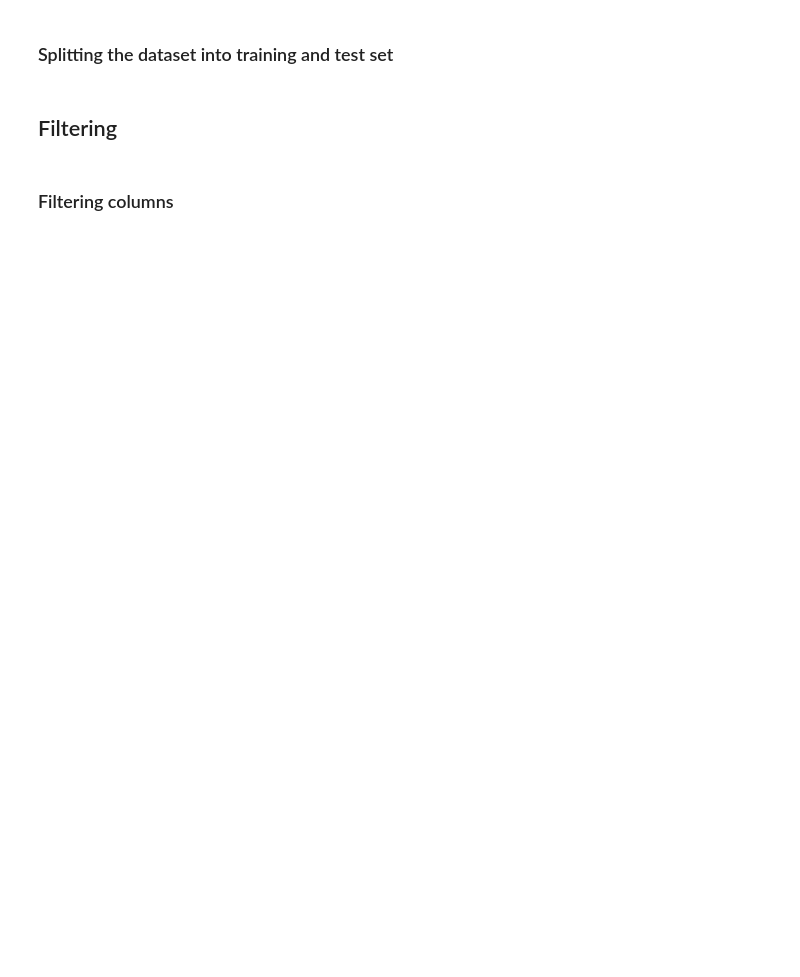
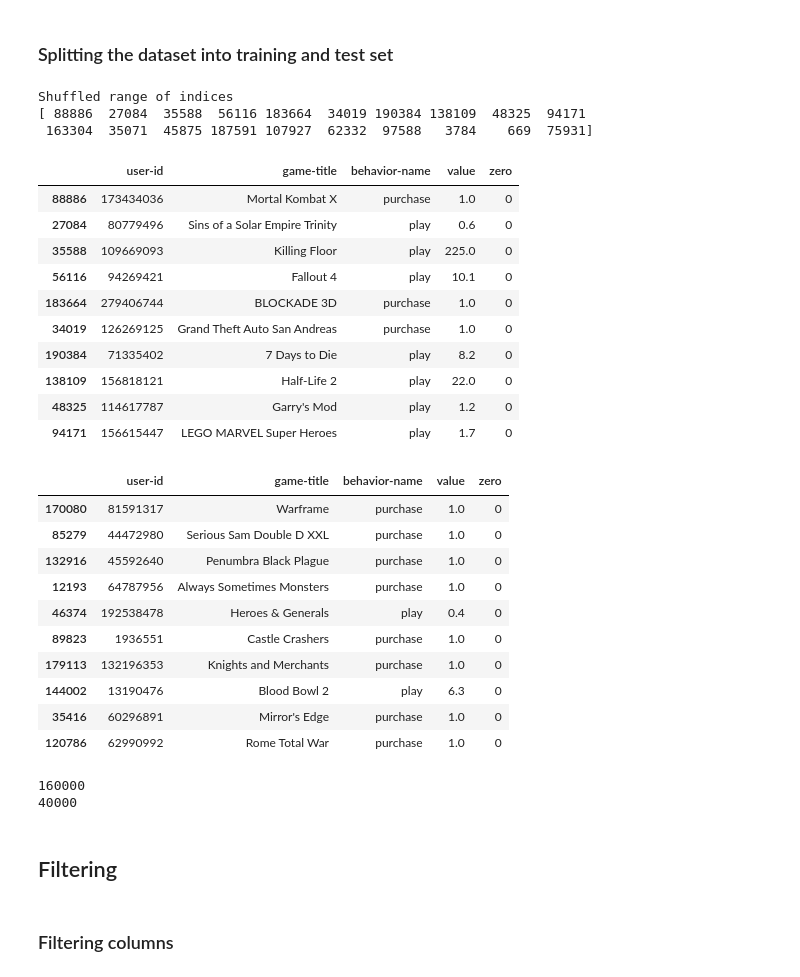
Before and after one commit to s426818/recommender-systems-class, a Jupyter notebook: class_2_numpy_pandas.ipynb, the cells around one changed output. Cells and saved outputs as stored; diff of their text form; code cells hidden in the pictures; blank space fills up the shorter version.

```diff
--- a/class_2_numpy_pandas.ipynb
+++ b/class_2_numpy_pandas.ipynb
@@ -298,25 +524,56 @@ display(HTML(chosen_df.head(10).to_html()))
 # %%
 shuffle = np.array(list(range(len(steam_df))))
 
 # alternatively
 
 shuffle = np.arange(len(steam_df))
 
 np.random.shuffle(shuffle)
-shuffle = list(shuffle)
+# shuffle = list(shuffle)
 print("Shuffled range of indices")
 print(shuffle[:20])
 print()
 
 train_test_split = 0.8
 split_index = int(len(steam_df) * train_test_split)
 
 training_set = steam_df.iloc[shuffle[:split_index]]
 test_set = steam_df.iloc[shuffle[split_index:]]
 
 display(HTML(training_set.head(10).to_html()))
 
 display(HTML(test_set.head(10).to_html()))
+
+print(len(training_set))
+print(len(test_set))
+# %% [output]
+Shuffled range of indices
+[ 88886  27084  35588  56116 183664  34019 190384 138109  48325  94171
+ 163304  35071  45875 187591 107927  62332  97588   3784    669  75931]
+|  | user-id | game-title | behavior-name | value | zero |
+| 88886 | 173434036 | Mortal Kombat X | purchase | 1.0 | 0 |
+| 27084 | 80779496 | Sins of a Solar Empire Trinity | play | 0.6 | 0 |
+| 35588 | 109669093 | Killing Floor | play | 225.0 | 0 |
+| 56116 | 94269421 | Fallout 4 | play | 10.1 | 0 |
+| 183664 | 279406744 | BLOCKADE 3D | purchase | 1.0 | 0 |
+| 34019 | 126269125 | Grand Theft Auto San Andreas | purchase | 1.0 | 0 |
+| 190384 | 71335402 | 7 Days to Die | play | 8.2 | 0 |
+| 138109 | 156818121 | Half-Life 2 | play | 22.0 | 0 |
+| 48325 | 114617787 | Garry's Mod | play | 1.2 | 0 |
+| 94171 | 156615447 | LEGO MARVEL Super Heroes | play | 1.7 | 0 |
+|  | user-id | game-title | behavior-name | value | zero |
+| 170080 | 81591317 | Warframe | purchase | 1.0 | 0 |
+| 85279 | 44472980 | Serious Sam Double D XXL | purchase | 1.0 | 0 |
+| 132916 | 45592640 | Penumbra Black Plague | purchase | 1.0 | 0 |
+| 12193 | 64787956 | Always Sometimes Monsters | purchase | 1.0 | 0 |
+| 46374 | 192538478 | Heroes & Generals | play | 0.4 | 0 |
+| 89823 | 1936551 | Castle Crashers | purchase | 1.0 | 0 |
+| 179113 | 132196353 | Knights and Merchants | purchase | 1.0 | 0 |
+| 144002 | 13190476 | Blood Bowl 2 | play | 6.3 | 0 |
+| 35416 | 60296891 | Mirror's Edge | purchase | 1.0 | 0 |
+| 120786 | 62990992 | Rome Total War | purchase | 1.0 | 0 |
+160000
+40000
 # %% [markdown]
 ## Filtering
 # %% [markdown]
```
Also changed, not shown: parts of 34 cells of this notebook, 2 other files.
